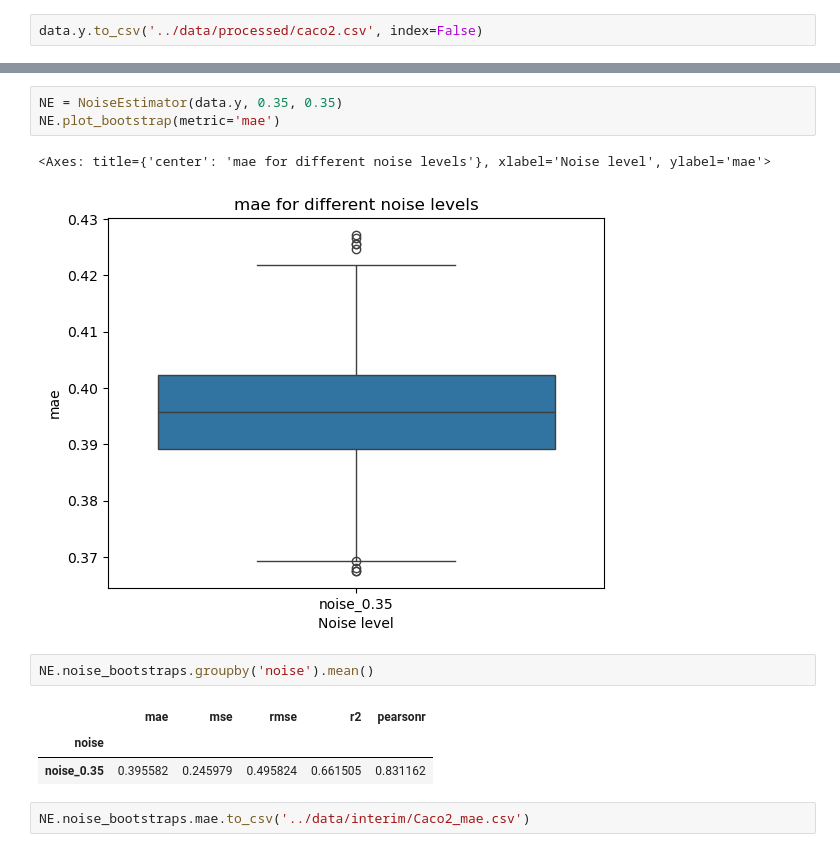
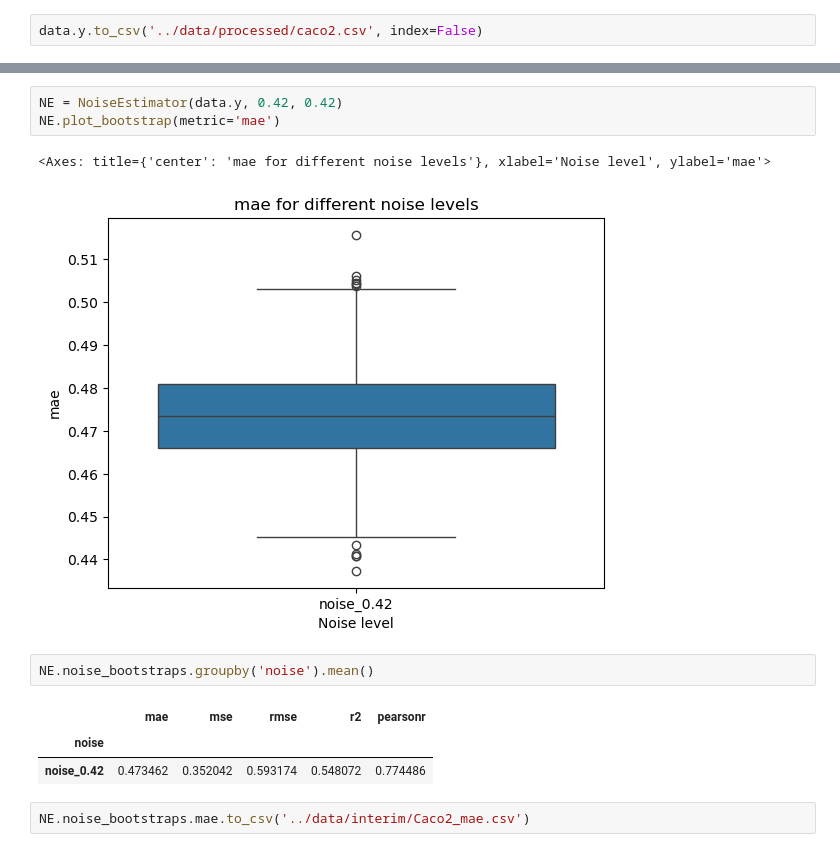
Before and after one commit to D-Cru/NoiseEstimator, a Jupyter notebook: notebooks/d_caco2_wang.ipynb, the cells around one changed output, grey strips where cells are left out. Cells and saved outputs as stored; diff of their text form.

```diff
--- a/notebooks/d_caco2_wang.ipynb
+++ b/notebooks/d_caco2_wang.ipynb
@@ -53,14 +85,14 @@ NE.noise_bootstraps.groupby('noise').mean()
 # %%
-NE = NoiseEstimator(data.y, 0.35, 0.35)
+NE = NoiseEstimator(data.y, 0.42, 0.42)
 NE.plot_bootstrap(metric='mae')
 # %% [output]
 <Axes: title={'center': 'mae for different noise levels'}, xlabel='Noise level', ylabel='mae'>
-[figure, old version]
+[figure, new version]
 # %%
 NE.noise_bootstraps.groupby('noise').mean()
 # %% [output]
 |  | mae | mse | rmse | r2 | pearsonr |
 | noise |  |  |  |  |  |
-| noise_0.35 | 0.395582 | 0.245979 | 0.495824 | 0.661505 | 0.831162 |
+| noise_0.42 | 0.473462 | 0.352042 | 0.593174 | 0.548072 | 0.774486 |
 # %%
 NE.noise_bootstraps.mae.to_csv('../data/interim/Caco2_mae.csv')
```
Also changed, not shown: parts of 5 cells of this notebook, 9 other files.
